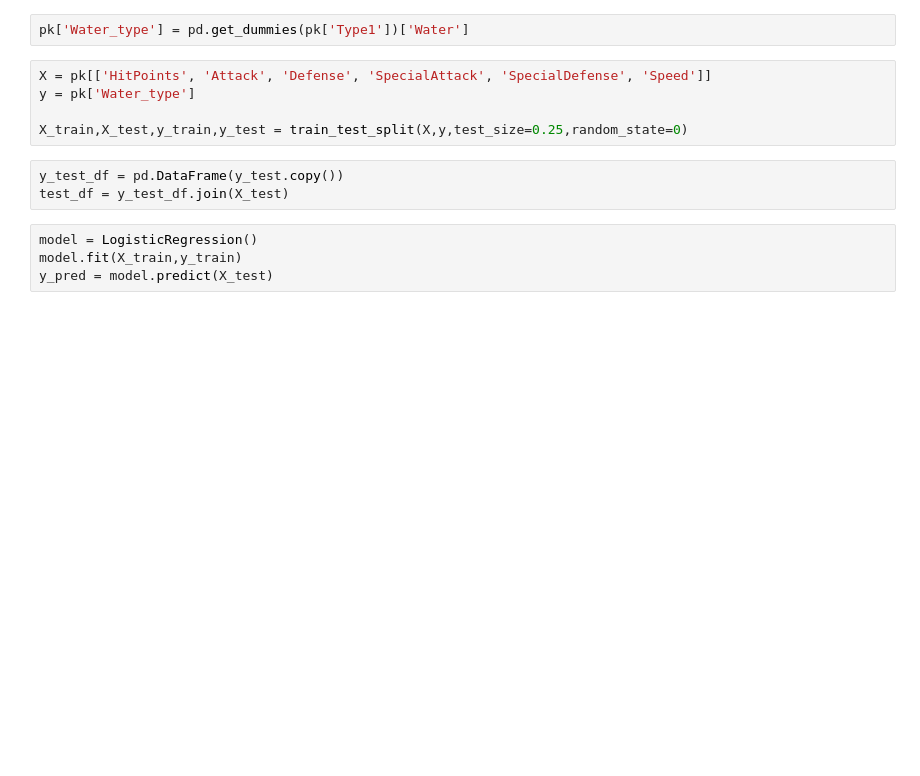
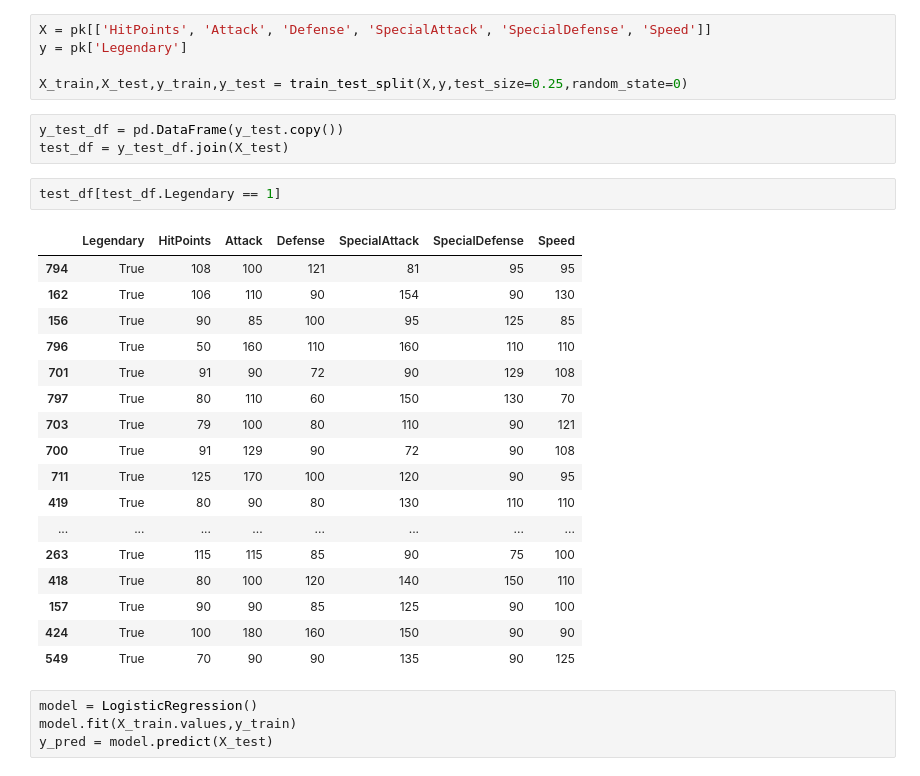
Before and after one commit to alonsoriquelmev/MachineLearning-FastAPI, a Jupyter notebook: lib/MLmodel.ipynb, the cells around one changed output. Drawn from its saved outputs; the diff is of its cells as text; blank space fills up the shorter version.

Commit message:
Added changes but ML model is returning warning

```diff
--- a/MLmodel.ipynb
+++ b/lib/MLmodel.ipynb
@@ -60,19 +61,37 @@ pk
 | 798 | 720 | HoopaHoopa Unbound | Psychic | Dark | 680 | 80 | 160 | 60 | 170 | ... |
 | 799 | 721 | Volcanion | Fire | Water | 600 | 80 | 110 | 120 | 130 | ... |
 800 rows × 13 columns
-# %%
-pk['Water_type'] = pd.get_dummies(pk['Type1'])['Water']
 # %%
 X = pk[['HitPoints', 'Attack', 'Defense', 'SpecialAttack', 'SpecialDefense', 'Speed']]
-y = pk['Water_type']
+y = pk['Legendary']
 
 X_train,X_test,y_train,y_test = train_test_split(X,y,test_size=0.25,random_state=0)
 # %%
 y_test_df = pd.DataFrame(y_test.copy())
 test_df = y_test_df.join(X_test)
+# %%
+test_df[test_df.Legendary == 1]
+# %% [output]
+|  | Legendary | HitPoints | Attack | Defense | SpecialAttack | SpecialDefense | Speed |
+| 794 | True | 108 | 100 | 121 | 81 | 95 | 95 |
+| 162 | True | 106 | 110 | 90 | 154 | 90 | 130 |
+| 156 | True | 90 | 85 | 100 | 95 | 125 | 85 |
+| 796 | True | 50 | 160 | 110 | 160 | 110 | 110 |
+| 701 | True | 91 | 90 | 72 | 90 | 129 | 108 |
+| 797 | True | 80 | 110 | 60 | 150 | 130 | 70 |
+| 703 | True | 79 | 100 | 80 | 110 | 90 | 121 |
+| 700 | True | 91 | 129 | 90 | 72 | 90 | 108 |
+| 711 | True | 125 | 170 | 100 | 120 | 90 | 95 |
+| 419 | True | 80 | 90 | 80 | 130 | 110 | 110 |
+| ... | ... | ... | ... | ... | ... | ... | ... |
+| 263 | True | 115 | 115 | 85 | 90 | 75 | 100 |
+| 418 | True | 80 | 100 | 120 | 140 | 150 | 110 |
+| 157 | True | 90 | 90 | 85 | 125 | 90 | 100 |
+| 424 | True | 100 | 180 | 160 | 150 | 90 | 90 |
+| 549 | True | 70 | 90 | 90 | 135 | 90 | 125 |
 # %%
 model = LogisticRegression()
-model.fit(X_train,y_train)
+model.fit(X_train.values,y_train)
 y_pred = model.predict(X_test)
 # %%
 score = accuracy_score(y_test,y_pred)
```
Also changed, not shown: parts of 3 cells of this notebook, 5 other files.
